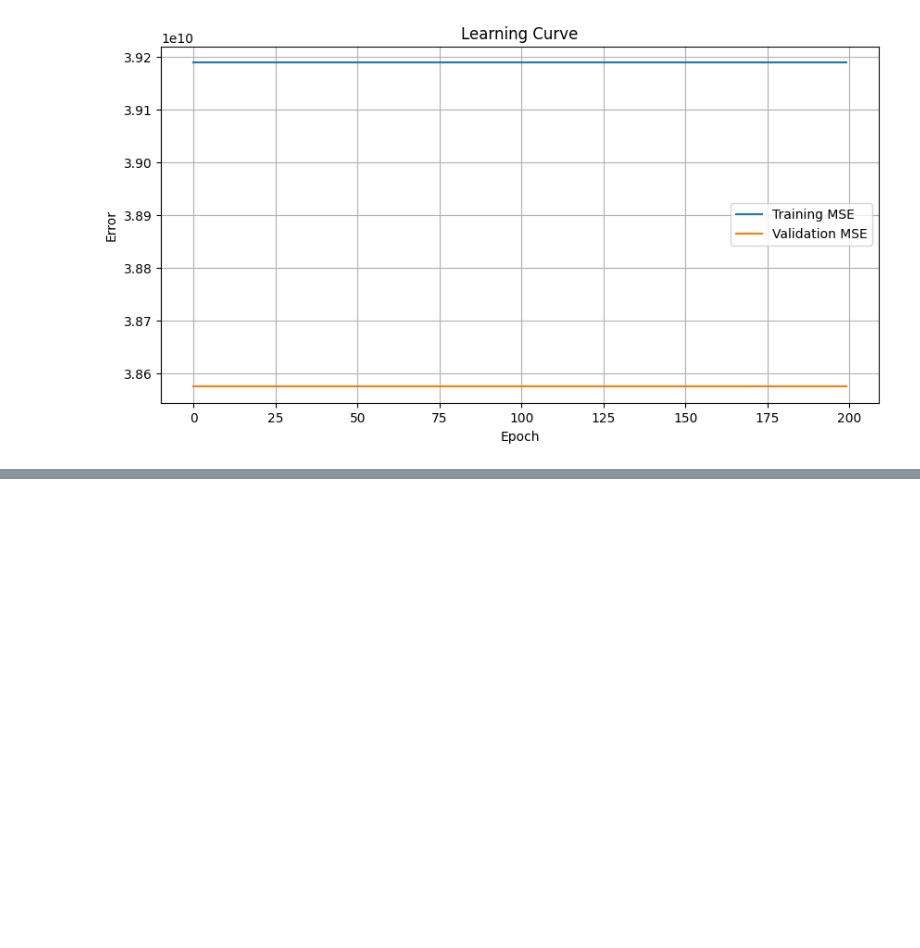
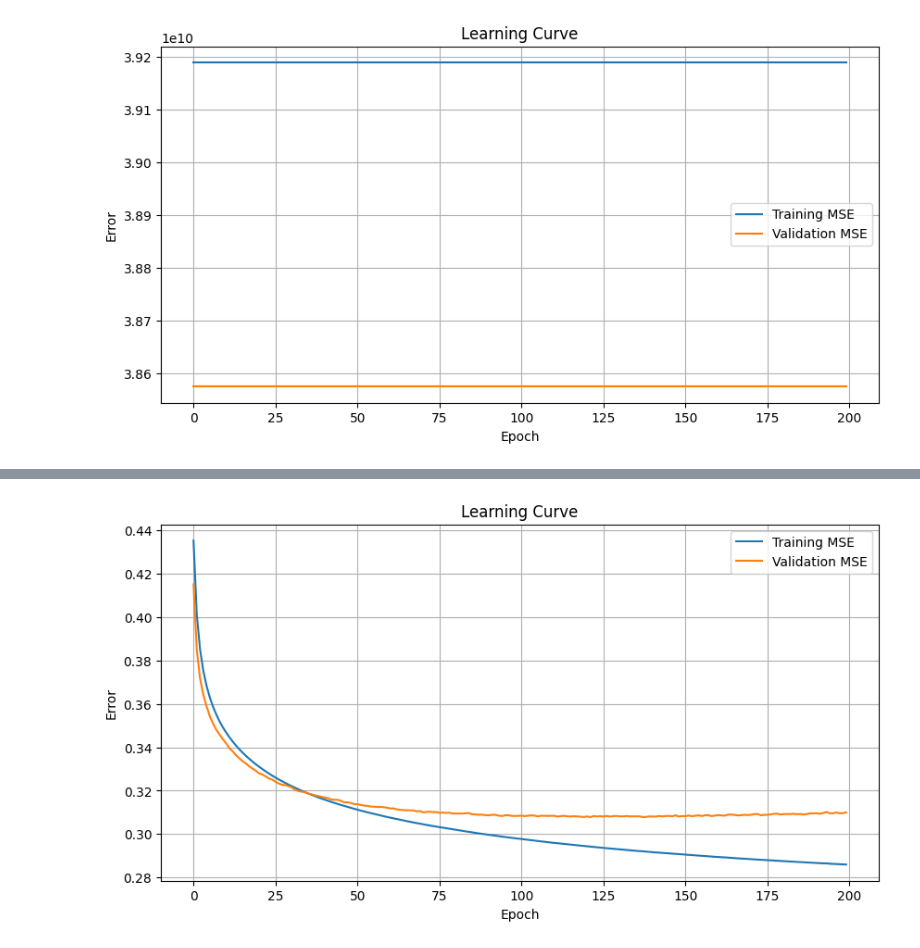
Before and after one commit to AlejandraCordero/NEC_labs, a Jupyter notebook: Activity01/activity01.ipynb, the cells around one changed output, grey strips where cells are left out. Drawn from its saved outputs; the diff is of its cells as text; code cells hidden in the pictures; blank space fills up the shorter version.

```diff
--- a/Activity01/activity01.ipynb
+++ b/Activity01/activity01.ipynb
@@ -810,0 +874,16 @@ plt.show()
+# %%
+# Graphics
+
+import matplotlib.pyplot as plt
+
+plt.figure(figsize=(10,5))
+plt.plot(loss[:,0], label="Training MSE")
+plt.plot(loss[:,1], label="Validation MSE")
+plt.xlabel("Epoch")
+plt.ylabel("Error")
+plt.title("Learning Curve")
+plt.legend()
+plt.grid()
+plt.show()
+# %% [output]
+[figure, added]
```
Also changed, not shown: parts of 4 cells of this notebook.
